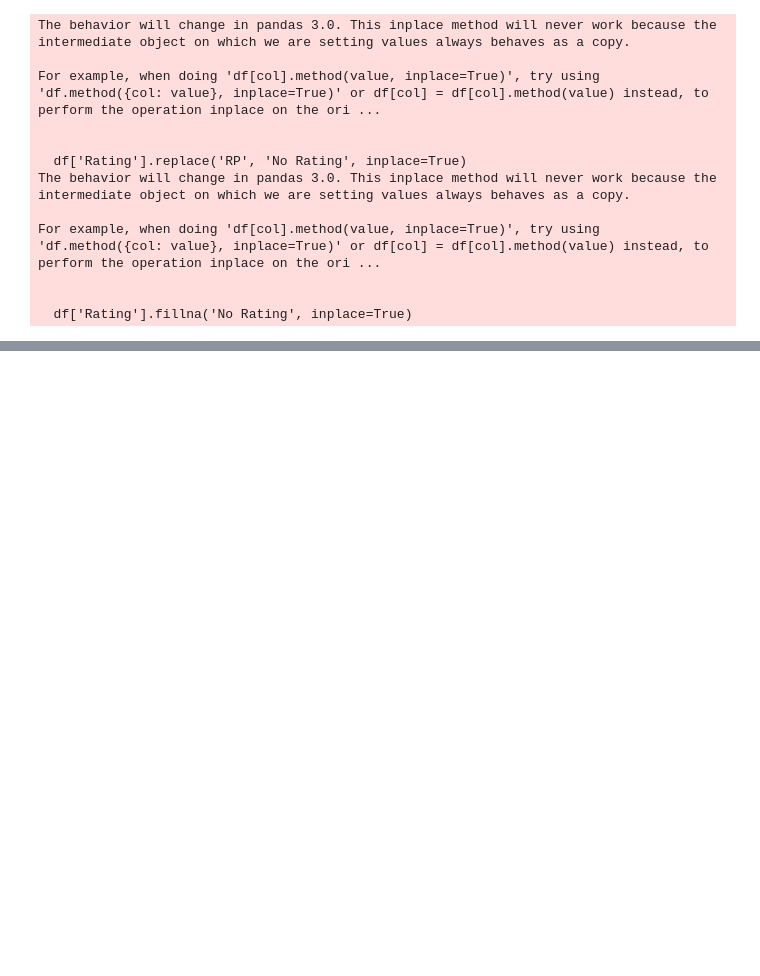
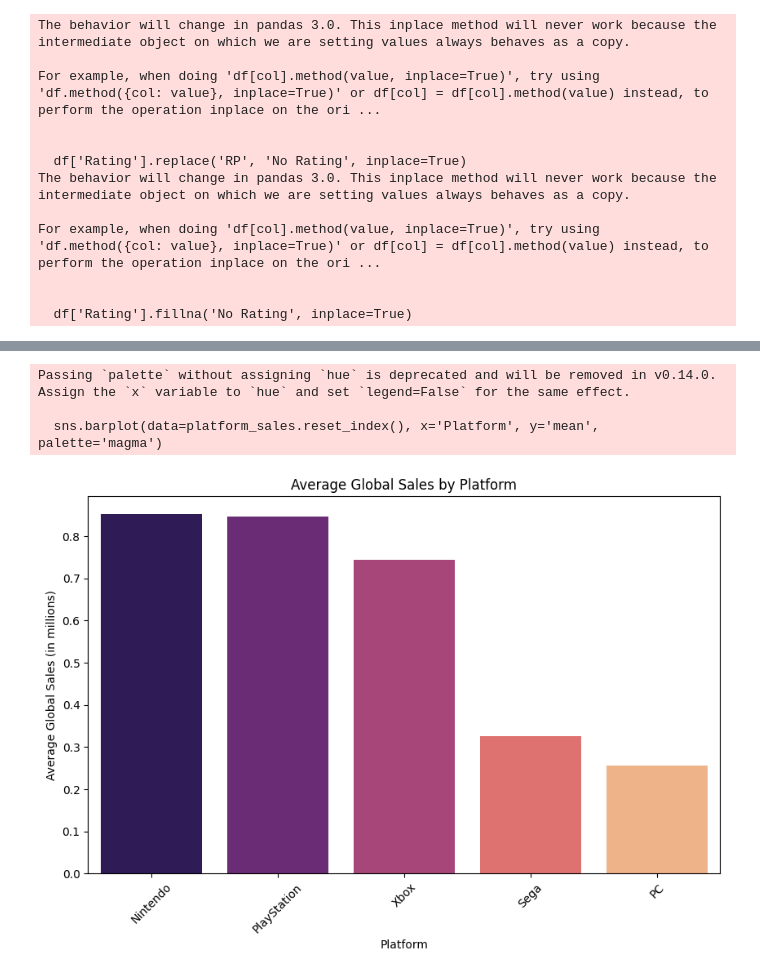
Before and after one commit to aesnin12/CSMODELProject, a Jupyter notebook: CSModel_Machine_Project_Game_Success_Analysis.ipynb, the cells around one changed output, grey strips where cells are left out. Cells and saved outputs as stored; diff of their text form; code cells hidden in the pictures; blank space fills up the shorter version.

```diff
--- a/CSModel_Machine_Project_Game_Success_Analysis.ipynb
+++ b/CSModel_Machine_Project_Game_Success_Analysis.ipynb
@@ -193,0 +264,3 @@ For example, when doing 'df[col].method(value, inplace=True)', try using 'df.met
+# %%
+platform_sales = df.groupby('Platform')['Global_Sales'].agg(['mean', 'median', 'sum', 'count']).sort_values(by='mean', ascending=False)
+platform_sales
@@ -193,0 +275,13 @@ For example, when doing 'df[col].method(value, inplace=True)', try using 'df.met
+# %%
+plt.figure(figsize=(10,6))
+sns.barplot(data=platform_sales.reset_index(), x='Platform', y='mean', palette='magma')
+plt.title('Average Global Sales by Platform')
+plt.xlabel('Platform')
+plt.ylabel('Average Global Sales (in millions)')
+plt.xticks(rotation=45)
+plt.show()
+# %% [output]
+Passing `palette` without assigning `hue` is deprecated and will be removed in v0.14.0. Assign the `x` variable to `hue` and set `legend=False` for the same effect.
+
+  sns.barplot(data=platform_sales.reset_index(), x='Platform', y='mean', palette='magma')
+[figure, added]
```
Also changed, not shown: parts of 18 cells of this notebook.
